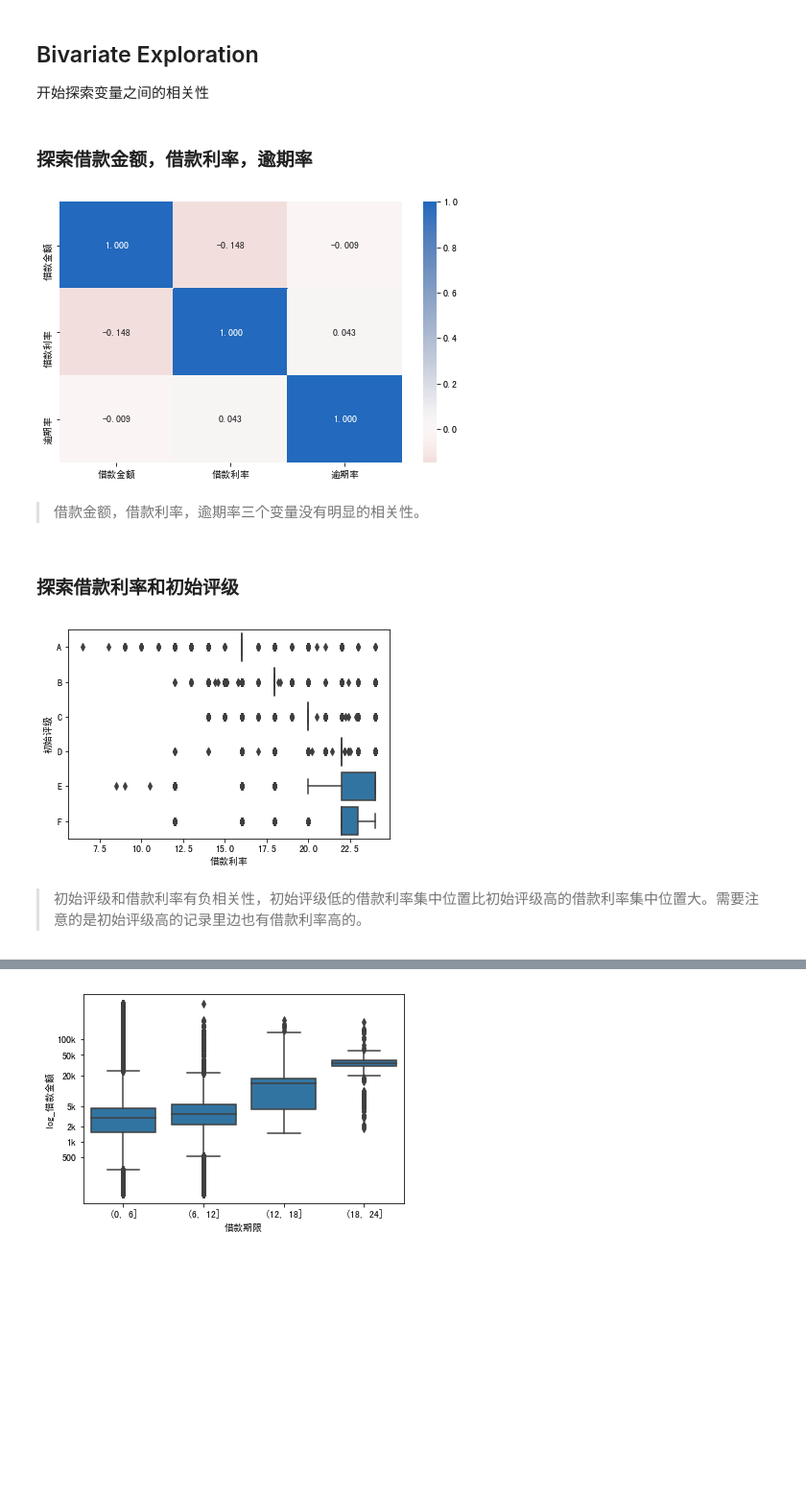
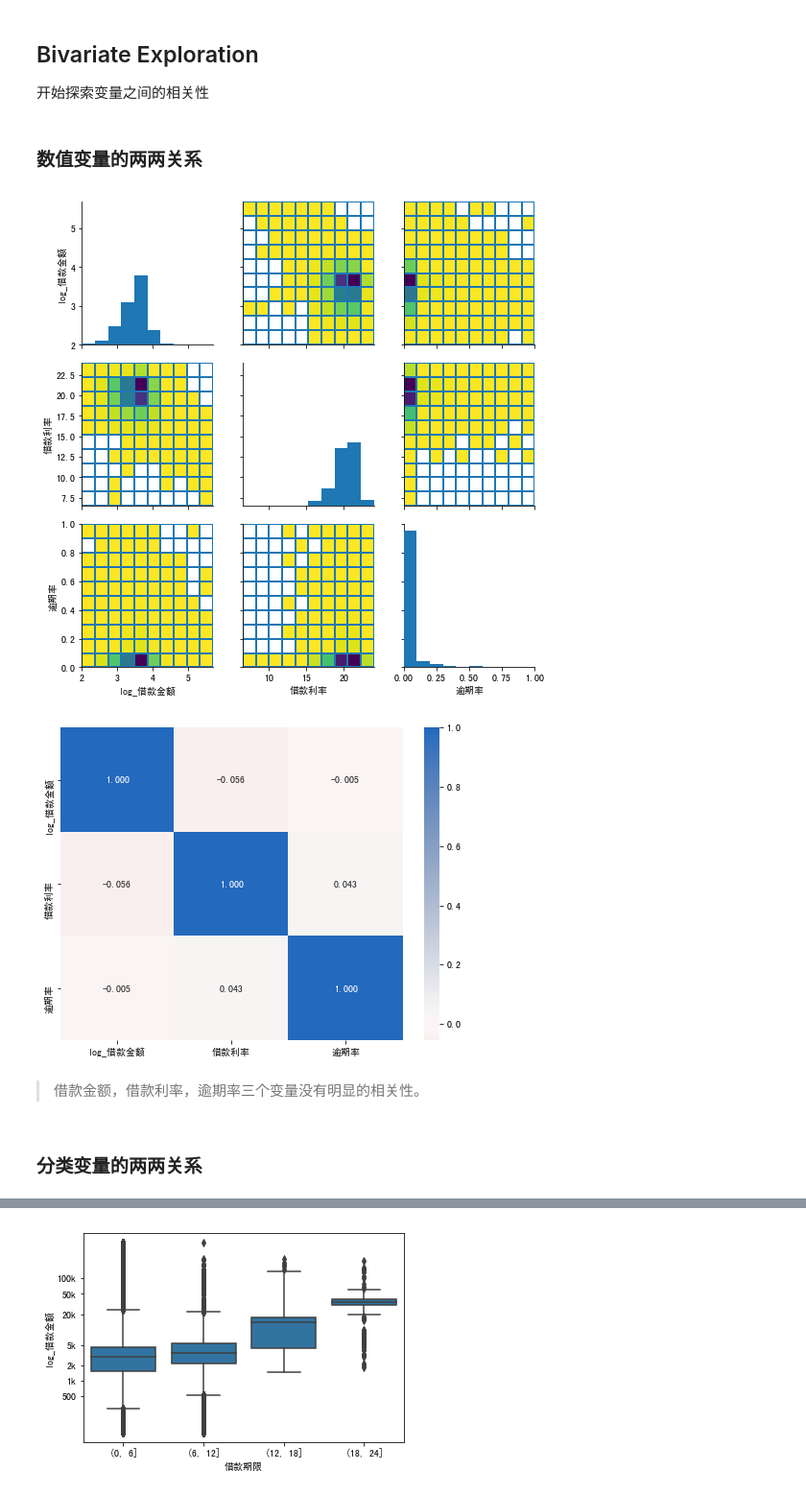
Before and after one commit to hanyang7427/data_explorer, a Jupyter notebook: exploration.ipynb, the cells around one changed output, grey strips where cells are left out. Shown at 96% size. Cells and saved outputs as stored; diff of their text form; code cells hidden in the pictures; blank space fills up the shorter version.

```diff
--- a/exploration.ipynb
+++ b/exploration.ipynb
@@ -31,11 +32,25 @@ df_lc = pd.read_csv('LC.csv')
 df_lc_clean = df_lc.copy()
 # %%
 # 保留感兴趣的列
-df_lc_clean = df_lc_clean.loc[:,['ListingId','借款金额','借款期限','借款利率','初始评级','历史正常还款期数','历史逾期还款期数']]
+df_lc_clean = df_lc_clean.loc[:,['借款金额','借款期限','借款利率','初始评级','借款成功日期','借款类型','是否首标','历史正常还款期数','历史逾期还款期数']]
 # 创建新列: 逾期率 = 正常还款次数 / (正常环框次数 + 逾期还款次数)
 df_lc_clean['逾期率'] = df_lc_clean['历史逾期还款期数'] / (df_lc['历史正常还款期数'] + df_lc['历史逾期还款期数'])
+# 逾期率所有的nan都是没有开始还款的，将其填充为0
 df_lc_clean['逾期率'].fillna(0, inplace=True)
 df_lc_clean = df_lc_clean.drop(['历史正常还款期数','历史逾期还款期数'], axis=1)
+df_lc_clean['借款成功日期'] = pd.to_datetime(df_lc_clean['借款成功日期'])
+# %%
+# 将初始评级变成category类型，并指定顺序
+ordered_var = pd.api.types.CategoricalDtype(ordered = True, categories = ['A','B','C','D','E','F'])
+df_lc_clean['初始评级'] = df_lc_clean['初始评级'].astype(ordered_var)
+# 将借款期限按(0-6],(6-12],(12-24]分成category类型
+df_lc_clean['借款期限'] = pd.cut(df_lc_clean['借款期限'], [0,6,12,18,24])
+# 将借款成功日期分成4份，创建分类列
+df_lc_clean['cut_借款成功日期'] = pd.cut(df_lc_clean['借款成功日期'],
+                              [pd.Timestamp('2015-01-1 00:00:00'),pd.Timestamp('2015-05-31 23:59:59'),
+                               pd.Timestamp('2015-12-31 23:59:59'),pd.Timestamp('2016-5-31 23:59:59'),
+                               pd.Timestamp('2017-01-30 00:00:00')],include_lowest=True,
+                                  labels=['15年上','15年下','16年上','16年下'])
 # %%
 df_lc_clean.info()
 # %% [output]
@@ -194,26 +218,20 @@ sb.countplot(data = df_lc_clean, y = '初始评级', color = base_color);
 ## Bivariate Exploration
 
 开始探索变量之间的相关性
-# %% [markdown]
-### 探索借款金额，借款利率，逾期率
+# %% [markdown]
+### 数值变量的两两关系
 # %%
 # 给这些变量绘制相关系数矩阵
-numeric_vars = ['借款金额', '借款利率', '逾期率']
-plt.figure(figsize = [8, 5])
-# 使用发散色板 cmap = 'vlag_r'
-sb.heatmap(df_lc_clean[numeric_vars].corr(), annot = True, fmt = '.3f', cmap = 'vlag_r', center = 0)
-plt.show()
+numeric_vars = ['log_借款金额', '借款利率', '逾期率']
+g = sb.PairGrid(data = df_lc_clean, vars = numeric_vars)
+g.map_diag(plt.hist);
+g.map_offdiag(plt.hist2d,cmap = 'viridis_r', cmin = 0.5);
+plt.figure(figsize=[8,6])
+sb.heatmap(df_lc_clean[numeric_vars].corr(), annot = True, fmt = '.3f', cmap = 'vlag_r', center = 0);
 # %% [output]
-[figure, old version]
+[figure, new version]
+[figure, added]
 # %% [markdown]
 > 借款金额，借款利率，逾期率三个变量没有明显的相关性。
 # %% [markdown]
-### 探索借款利率和初始评级
+### 分类变量的两两关系
-# %%
-# 绘制分类和数值变量
-base_color = sb.color_palette()[0]
-sb.boxplot(data = df_lc_clean, x = '借款利率', y = '初始评级', color = base_color);
-# %% [output]
-[figure, removed]
-# %% [markdown]
-> 初始评级和借款利率有负相关性，初始评级低的借款利率集中位置比初始评级高的借款利率集中位置大。需要注意的是初始评级高的记录里边也有借款利率高的。
```
Also changed, not shown: parts of 59 cells of this notebook, 4 other files.
